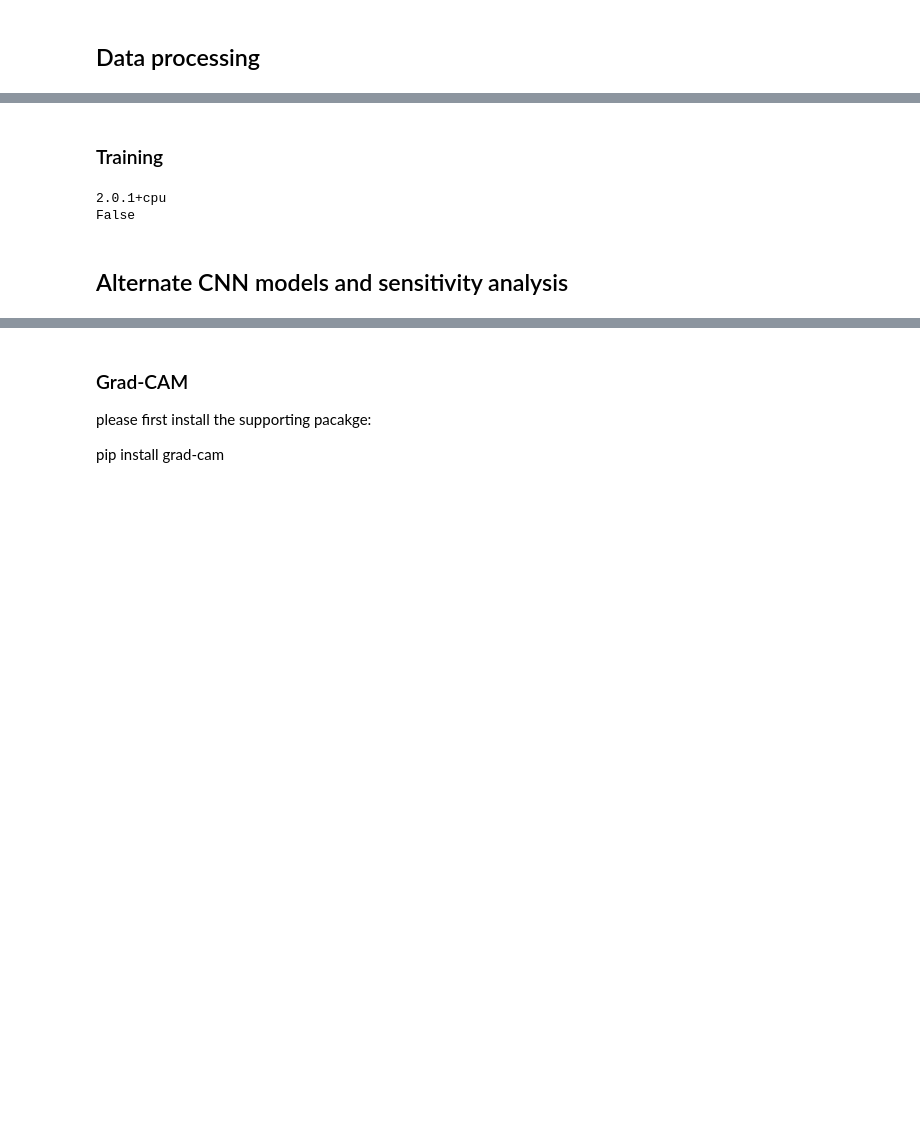
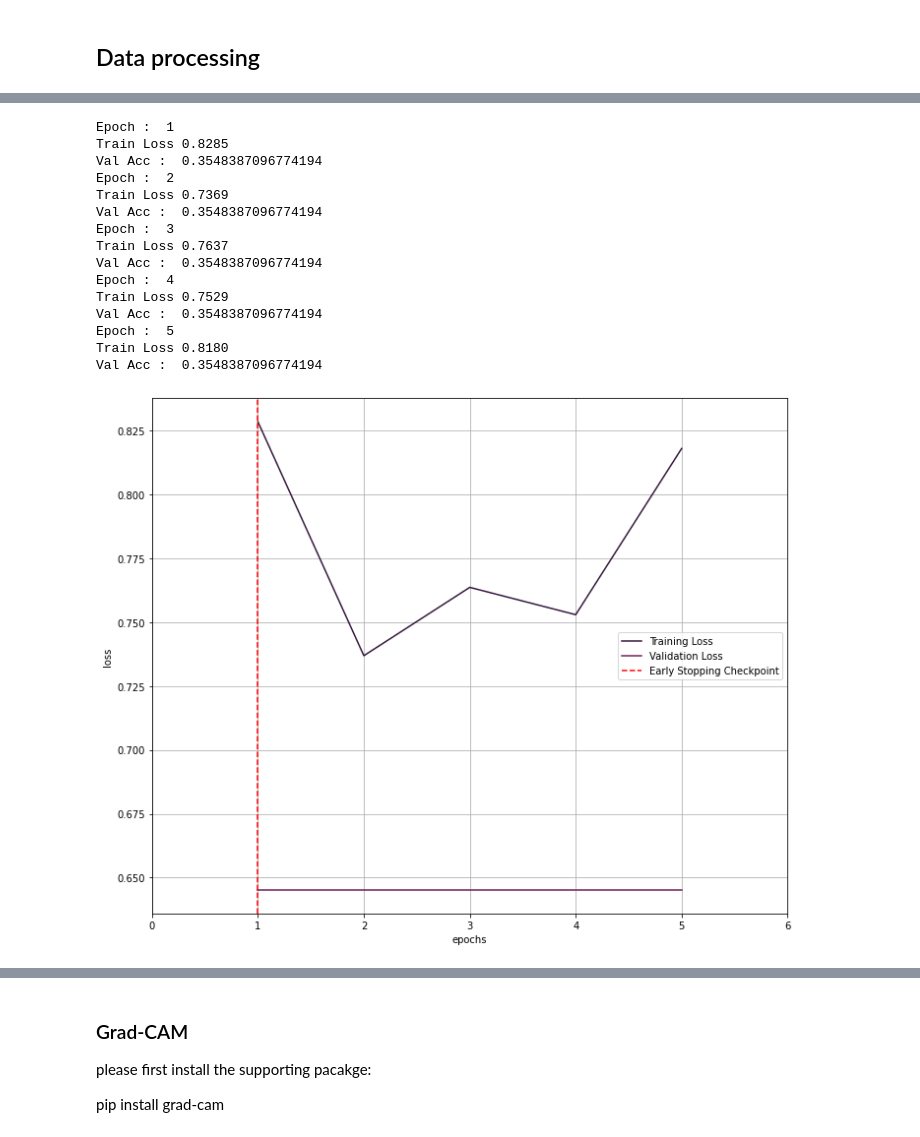
Before and after one commit to Justinshy-1999/group11_project, a Jupyter notebook: group11.ipynb, the cells around one changed output, grey strips where cells are left out. Saved outputs shown, nothing was run; the diff lists cells and outputs as text; code cells hidden in the pictures; blank space fills up the shorter version.

Commit message:
updated version

```diff
--- a/group11.ipynb
+++ b/group11.ipynb
@@ -42,7 +12,0 @@ print('输入x.shape',cat.shape)
-# %%
-data = pd.read_csv("./feather_year_2018_labels.csv",header=0)
-
-data = data.assign( Date=pd.to_datetime(data['Date'] ))
-data = data.set_index('Date')
-
-print(data)
@@ -296,47 +383,86 @@ def evaluate_batch(model, data_loader, device):
-# %% [markdown]
-### Training
 # %%
 import torch
 from torch.utils.data import Dataset, DataLoader
 import pandas as pd
 import  os
 
+
+
 trainset = ImageDataset("train_x.npy","train_y.npy")
 valset = ImageDataset("val_x.npy","val_y.npy")
-batch_size = 64
+
+batch_size = 1
 epoch = 15
 lr = 1e-3
 wd =  5e-4
 model_name = 'weight.pth'
-train_loader = DataLoader(dataset=trainset, batch_size=batch_size, shuffle=True, num_workers=4,
+train_loader = DataLoader(dataset=trainset, batch_size=batch_size, shuffle=True, num_workers=0,
                 pin_memory=True, drop_last=True)
-val_loader = DataLoader(dataset=valset, batch_size=batch_size, shuffle=False, num_workers=4,
+val_loader = DataLoader(dataset=valset, batch_size=batch_size, shuffle=False, num_workers=0,
                 pin_memory=True, drop_last=True)
+
+
+
 
 device = 'cuda'
 model = conv3().cuda()
 optimizer=torch.optim.AdamW(model.parameters(), lr, weight_decay=wd)
 evaluate_batch(model, val_loader, device)
 best_acc = 0
 count = 0
 
+train_losses = []
+valid_losses = []
+
 for i in range(1, epoch+1):
     print('Epoch : ', i)
-    pretrain(model, train_loader, optimizer, device)
+    train_loss = pretrain(model, train_loader, optimizer, device)
+    train_losses.append(train_loss)
     val_acc = evaluate_batch(model, val_loader, device)
+    valid_losses.append(1-val_acc)
     print('Val Acc : ', val_acc)
     if  best_acc < val_acc:
         count = 0
         best_acc = val_acc
         torch.save(model.state_dict(), model_name)
     else:
         count += 1
-    if count >= 2:
+    if count >= 4:
         break
+
+
+# visualize the loss as the network trained
+fig = plt.figure(figsize=(10,8))
+plt.plot(range(1,len(train_losses)+1),train_losses, label='Training Loss')
+plt.plot(range(1,len(valid_losses)+1),valid_losses,label='Validation Loss')
+
+# find position of lowest validation loss
+minposs = valid_losses.index(min(valid_losses))+1
+plt.axvline(minposs, linestyle='--', color='r',label='Early Stopping Checkpoint')
+
+plt.xlabel('epochs')
+plt.ylabel('loss')
+# plt.ylim(0, 1) # consistent scale
+plt.xlim(0, len(train_losses)+1) # consistent scale
+plt.grid(True)
+plt.legend()
+plt.tight_layout()
+plt.show()
+fig.savefig('loss_plot.png', bbox_inches='tight')
+# %% [output]
+Epoch :  1
+Train Loss 0.8285
+Val Acc :  0.3548387096774194
+Epoch :  2
+Train Loss 0.7369
+Val Acc :  0.3548387096774194
+Epoch :  3
+Train Loss 0.7637
+Val Acc :  0.3548387096774194
+Epoch :  4
+Train Loss 0.7529
+Val Acc :  0.3548387096774194
+Epoch :  5
+Train Loss 0.8180
+Val Acc :  0.3548387096774194
+[figure, added]
-# %%
-import torch
-print(torch.__version__)
-print(torch.cuda.is_available())
-# %% [output]
-2.0.1+cpu
-False
@@ -368,2 +468,0 @@ print('Test Acc : ', test_acc)
-# %% [markdown]
-## Alternate CNN models and sensitivity analysis
```
Also changed, not shown: parts of 64 cells of this notebook.
